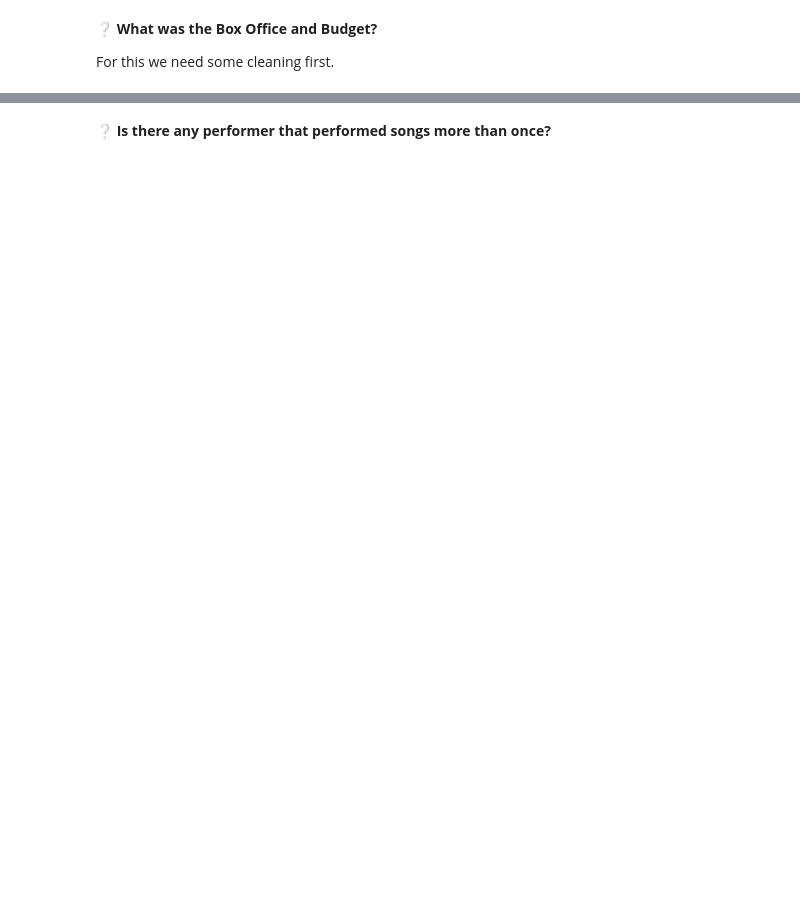
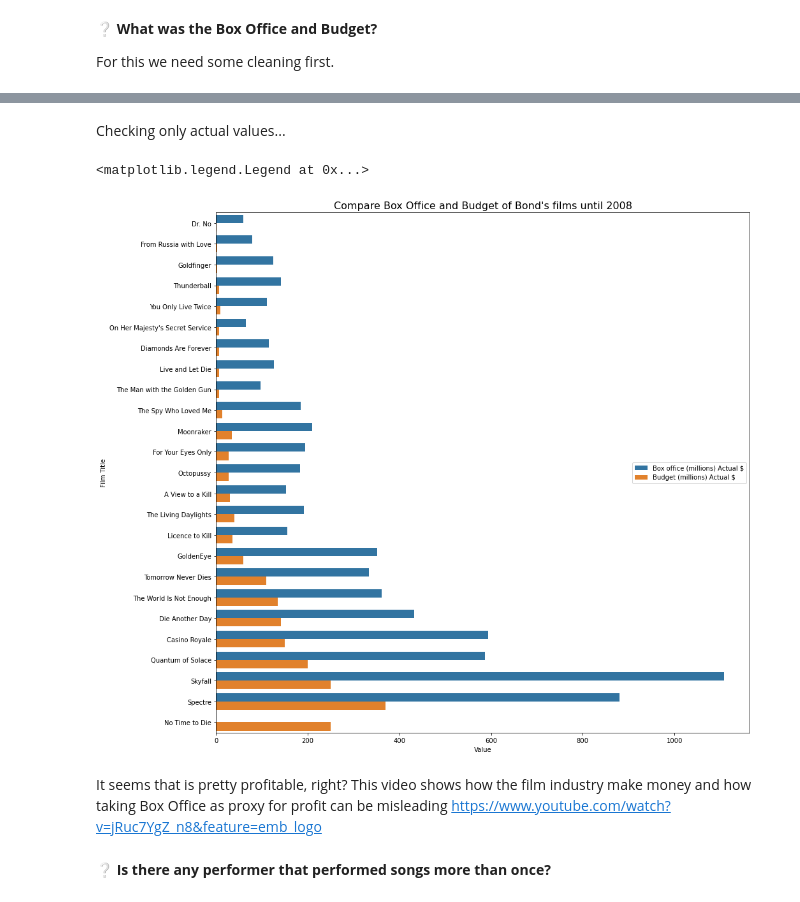
Before and after one commit to dpbac/basics-web-scraping, a Jupyter notebook: notebooks/Basic Tutorial Webscraping.ipynb, the cells around one changed output, grey strips where cells are left out. Saved outputs shown, nothing was run; the diff lists cells and outputs as text; code cells hidden in the pictures; blank space fills up the shorter version.

```diff
--- a/notebooks/Basic Tutorial Webscraping.ipynb
+++ b/notebooks/Basic Tutorial Webscraping.ipynb
@@ -404,3 +685,16 @@ plt.legend(loc = "center right", title = "")
+# %% [markdown]
+Checking only actual values...
+# %%
+fig, ax1 = plt.subplots(figsize=(15, 15))
+tidy = df_films_songs.melt(id_vars='Film Title',  value_vars=['Box office (millions) Actual $', 'Budget (millions) Actual $']).rename(columns=str.title)
+sns.barplot(y='Film Title', x='Value', hue='Variable', data=tidy, ax=ax1)
+plt.title("Compare Box Office and Budget of Bond's films until 2008", size=16)
+plt.legend(loc = "center right", title = "")
+# %% [output]
+<matplotlib.legend.Legend at 0x...>
+[figure, added]
+# %% [markdown]
+It seems that is pretty profitable, right? This video shows how the film industry make money and how taking Box Office as proxy for profit can be misleading https://www.youtube.com/watch?v=jRuc7YgZ_n8&feature=emb_logo
 # %% [markdown]
 ❔ **Is there any performer that performed songs more than once?**
 # %%
```
Also changed, not shown: parts of 63 cells of this notebook.
